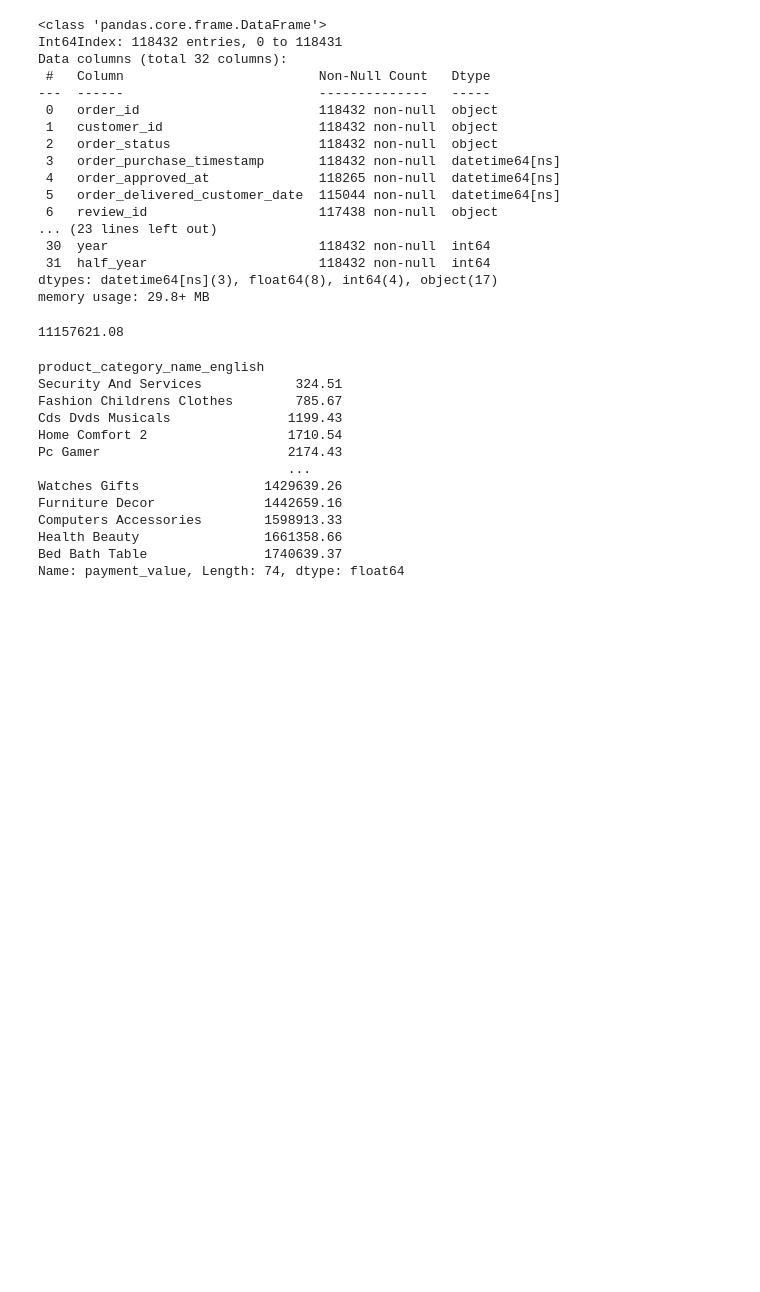
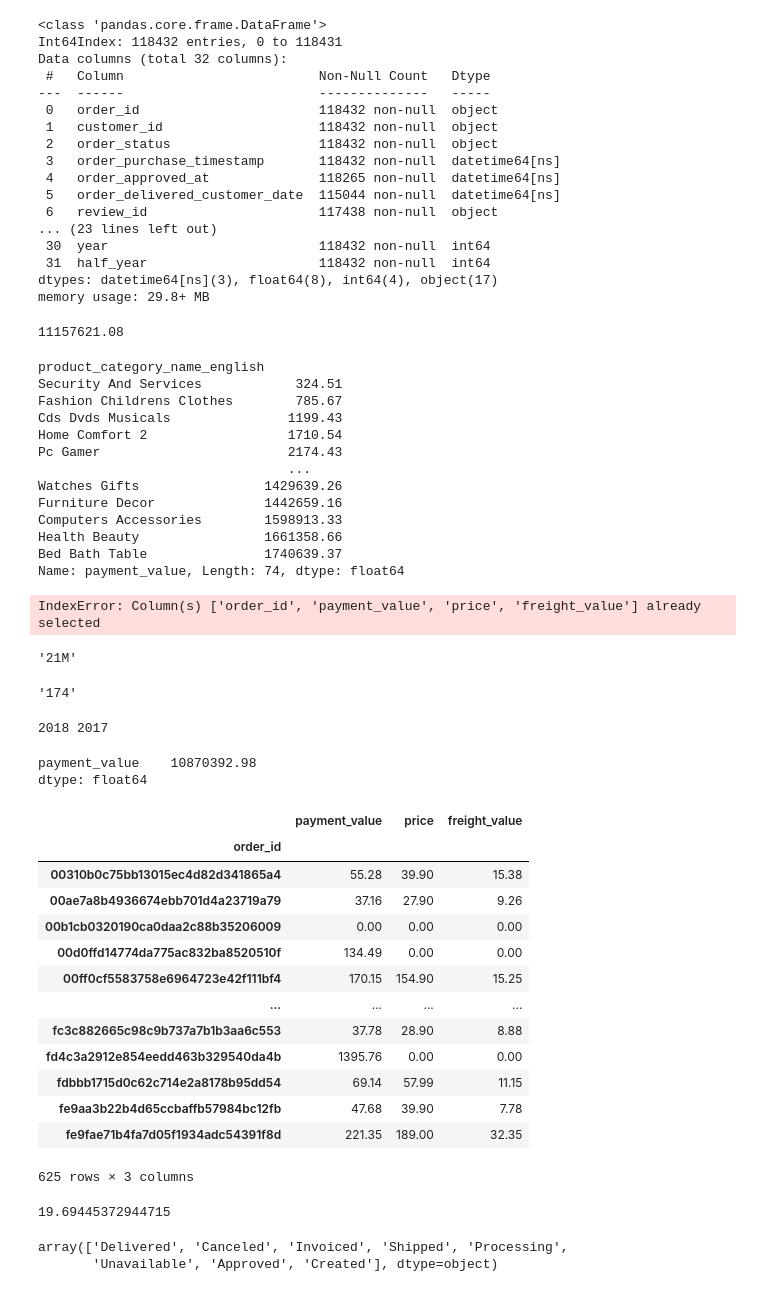
Before and after one commit to KennethOdoh/olist_kpi_dashboard, a Jupyter notebook: olist_ecommerce.ipynb, the cells around one changed output. Cells and saved outputs as stored; diff of their text form; code cells hidden in the pictures; blank space fills up the shorter version.

```diff
--- a/olist_ecommerce.ipynb
+++ b/olist_ecommerce.ipynb
@@ -910,0 +915,46 @@ Name: payment_value, Length: 74, dtype: float64
+# %%
+total_order.payment_value == total_order.price + total_order.freight_value
+# %% [output]
+IndexError: Column(s) ['order_id', 'payment_value', 'price', 'freight_value'] already selected
+# %%
+total_order_value = millify(sales_df_clean.payment_value.sum())
+total_order_value
+# %% [output]
+'21M'
+# %%
+# Average worth of order + shipping across all categories. This includes canceled orders too.
+average_order_value = millify(sales_df_clean.payment_value.mean())
+average_order_value
+# %% [output]
+'174'
+# %%
+this_year = sales_df_clean.year.max()
+last_year = this_year - 1
+# %% [output]
+2018 2017
+# %%
+# Value of orders already delivered to customers this year
+total_cleared_order_value = sales_df_clean.query("order_status == 'Delivered'").query("year == @this_year")[['payment_value']].sum()
+total_cleared_order_value
+# %% [output]
+payment_value    10870392.98
+dtype: float64
+# %%
+# Value of orders that were canceled
+total_canceled_order = sales_df_clean.query("order_status == 'Canceled'").groupby('order_id')[['order_id','payment_value', 'price', 'freight_value']]
+total_canceled_order.sum()
+# %% [output]
+|  | payment_value | price | freight_value |
+| order_id |  |  |  |
+| 00310b0c75bb13015ec4d82d341865a4 | 55.28 | 39.90 | 15.38 |
+| 00ae7a8b4936674ebb701d4a23719a79 | 37.16 | 27.90 | 9.26 |
+| 00b1cb0320190ca0daa2c88b35206009 | 0.00 | 0.00 | 0.00 |
+| 00d0ffd14774da775ac832ba8520510f | 134.49 | 0.00 | 0.00 |
+| 00ff0cf5583758e6964723e42f111bf4 | 170.15 | 154.90 | 15.25 |
+| ... | ... | ... | ... |
+| fc3c882665c98c9b737a7b1b3aa6c553 | 37.78 | 28.90 | 8.88 |
+| fd4c3a2912e854eedd463b329540da4b | 1395.76 | 0.00 | 0.00 |
+| fdbbb1715d0c62c714e2a8178b95dd54 | 69.14 | 57.99 | 11.15 |
+| fe9aa3b22b4d65ccbaffb57984bc12fb | 47.68 | 39.90 | 7.78 |
+| fe9fae71b4fa7d05f1934adc54391f8d | 221.35 | 189.00 | 32.35 |
+625 rows × 3 columns
@@ -910,0 +973,9 @@ Name: payment_value, Length: 74, dtype: float64
+# %%
+YOY_growth(sales_df_clean, 2018, 2017)
+# %% [output]
+19.69445372944715
+# %%
+sales_df_clean.order_status.unique()
+# %% [output]
+array(['Delivered', 'Canceled', 'Invoiced', 'Shipped', 'Processing',
+       'Unavailable', 'Approved', 'Created'], dtype=object)
```
Also changed, not shown: parts of 14 cells of this notebook, 2 other files.
